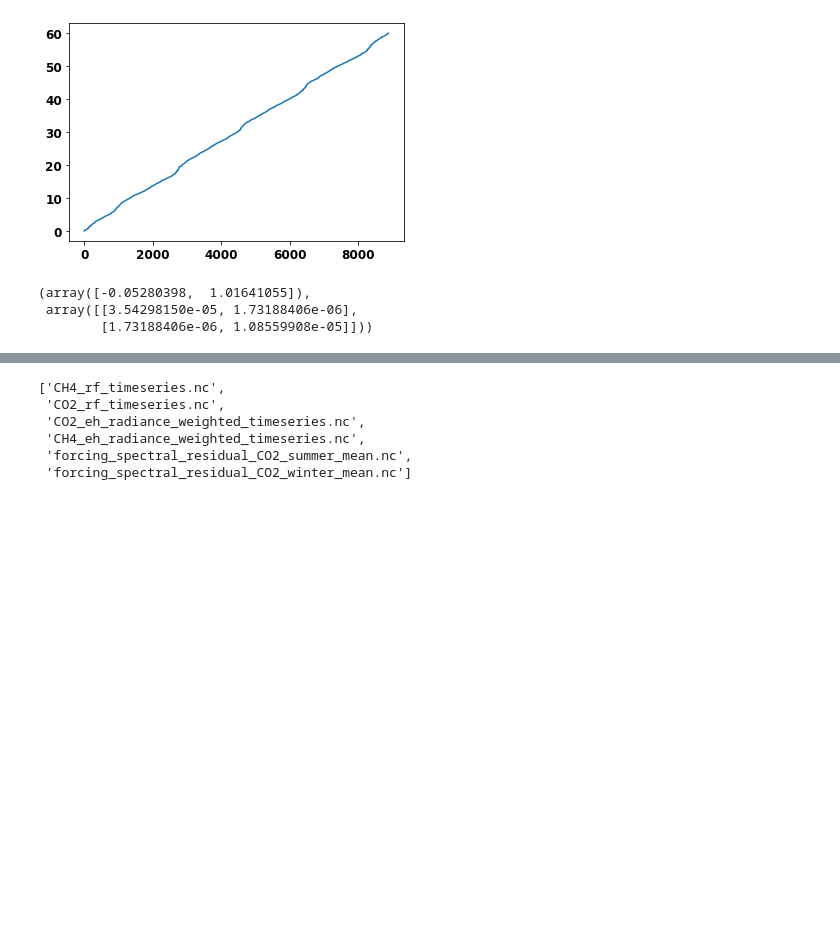
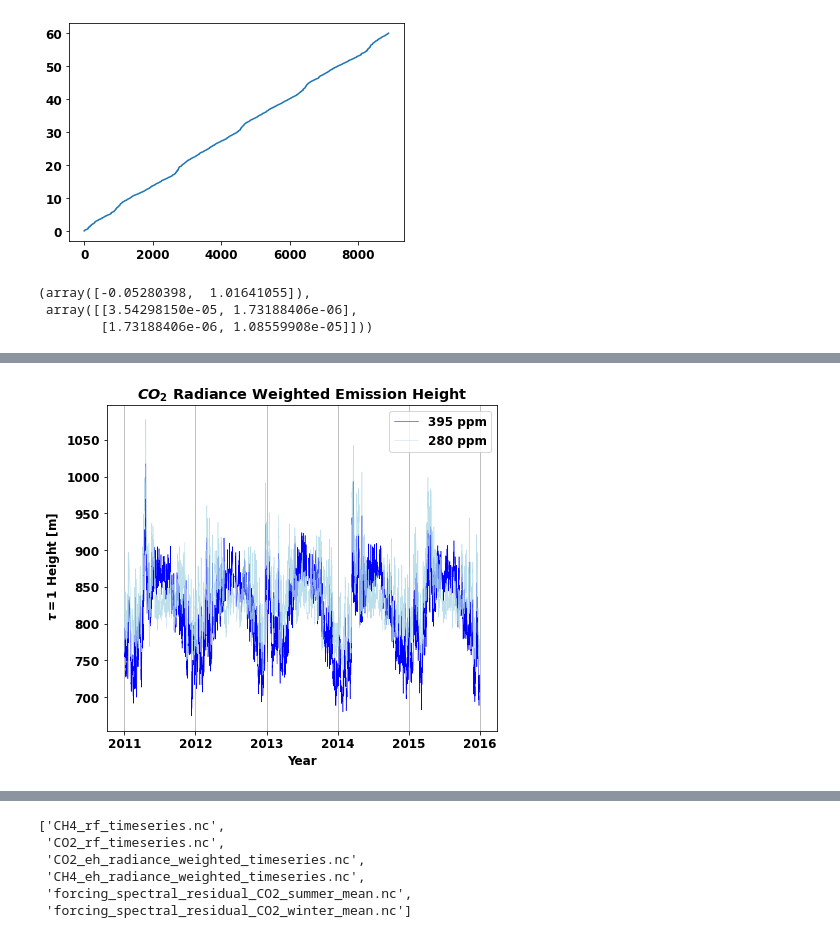
Before and after one commit to costachris/arctic_surface_forcing, a Jupyter notebook: rad_transfer_python/make_plots_final.ipynb, the cells around one changed output, grey strips where cells are left out. Drawn from its saved outputs; the diff is of its cells as text; code cells hidden in the pictures; blank space fills up the shorter version.

```diff
--- a/rad_transfer_python/make_plots_final.ipynb
+++ b/rad_transfer_python/make_plots_final.ipynb
@@ -96,4 +92,13 @@ out
         [1.73188406e-06, 1.08559908e-05]]))
 # %%
 eh_timeseries_ds_co2 = xr.open_dataset(save_final_data_dir + 'CO2_eh_radiance_weighted_timeseries.nc')
+eh_timeseries_ds_co2_preindust = xr.open_dataset(save_final_data_dir + 'CO2_preindus_eh_radiance_weighted_timeseries.nc')
+
+
 eh_timeseries_ds_ch4 = xr.open_dataset(save_final_data_dir + 'CH4_eh_radiance_weighted_timeseries.nc')
+
+eh_timeseries_ds_ch4_preindust = xr.open_dataset(save_final_data_dir + 'CH4_preindus_eh_radiance_weighted_timeseries.nc')
+
+# open rf weighted CO2 + Methane
+eh_rf_timeseries_ds_co2 = xr.open_dataset(save_final_data_dir + 'CO2_eh_rf_weighted_timeseries.nc')
+eh_rf_timeseries_ds_ch4 = xr.open_dataset(save_final_data_dir + 'CH4_eh_rf_weighted_timeseries.nc')
@@ -121,0 +110,73 @@ plt.title('$CH_4$ Radiance Weighted Emission Height', weight = 'bold')
+# %%
+# 'CO2_preindus_eh_radiance_weighted_timeseries.nc'
+
+xx, yy = eh_timeseries_ds_co2['time'].values, \
+         eh_timeseries_ds_co2['__xarray_dataarray_variable__'].values
+xx2, yy2 = eh_timeseries_ds_co2_preindust['time'].values, \
+         eh_timeseries_ds_co2_preindust['__xarray_dataarray_variable__'].values
+
+#12,6
+plt.figure(figsize = (7,6))
+plt.plot(xx, yy, c = 'b', linewidth = 0.5, label = '395 ppm')
+plt.plot(xx2, yy2, c = 'lightblue', alpha = 0.8, linewidth = 0.5, label = '280 ppm')
+plt.gca().xaxis.grid()
+plt.ylabel(r' $\tau = 1$ Height [m]', weight = 'bold')
+plt.xlabel('Year', weight = 'bold')
+plt.title('$CO_2$ Radiance Weighted Emission Height', weight = 'bold')
+plt.legend()
+# plt.savefig(save_final_figs_dir + 'r_weighted_e_height_co2.png', dpi = 300)
+
+# plt.figure(figsize = (12,6))
+# plt.plot(xx, yy - yy2, '--', c = 'r', linewidth = 0.4)
+# plt.gca().xaxis.grid()
+# plt.ylabel(r' $\Delta$ $(\tau = 1)$ Height [m]', weight = 'bold')
+# plt.xlabel('Year', weight = 'bold')
+# plt.title('$CO_2 \Delta$ Radiance Weighted Emission Height', weight = 'bold')
+
+xx, yy = eh_timeseries_ds_ch4['time'].values, \
+         eh_timeseries_ds_ch4['__xarray_dataarray_variable__'].values
+
+xx2, yy2 = eh_timeseries_ds_ch4_preindust['time'].values, \
+         eh_timeseries_ds_ch4_preindust['__xarray_dataarray_variable__'].values
+
+
+plt.figure(figsize = (7,6))
+plt.plot(xx, yy, c = 'r', linewidth = 0.5, label = '1.89 ppm')
+plt.plot(xx2, yy2, c = 'lightcoral', linewidth = 0.5, label = '0.722 ppm')
+plt.gca().xaxis.grid()
+plt.ylabel(r'  $\tau = 1$ Height [m]', weight = 'bold')
+plt.xlabel('Year', weight = 'bold')
+plt.title('$CH_4$ Radiance Weighted Emission Height', weight = 'bold')
+plt.legend()
+# plt.savefig(save_final_figs_dir + 'r_weighted_e_height_ch4.png', dpi = 300)
+
+
+
+
+xx, yy = eh_rf_timeseries_ds_co2['time'].values, \
+         eh_rf_timeseries_ds_co2['__xarray_dataarray_variable__'].values
+xx22, yy22 = eh_rf_timeseries_ds_ch4['time'].values, \
+         eh_rf_timeseries_ds_ch4['__xarray_dataarray_variable__'].values
+
+plt.figure(figsize = (7,6))
+plt.plot(xx, yy, c = 'b', alpha = 0.8, linewidth = 0.5, label = 'CO2')
+plt.plot(xx22, yy22, c = 'r', alpha = 0.8, linewidth = 0.5, label = 'CH4')
+plt.gca().xaxis.grid()
+plt.ylabel(r' $\tau = 1$ Height [m]', weight = 'bold')
+plt.xlabel('Year', weight = 'bold')
+plt.title('$CO_2$,$CH_4$ Forcing Residual Weighted Emission Height', weight = 'bold')
+plt.legend()
+plt.savefig(save_final_figs_dir + 'rf_resid_weighted_e_height_both.png', dpi = 300)
+
+
+
+# plt.figure(figsize = (7,6))
+# plt.plot(xx, yy, c = 'r', linewidth = 0.5)
+# plt.gca().xaxis.grid()
+# plt.ylabel(r'  $\tau = 1$ Height [m]', weight = 'bold')
+# plt.xlabel('Year', weight = 'bold')
+# plt.title('$CH_4$ Forcing Residual Weighted Emission Height', weight = 'bold')
+# plt.legend()
+# plt.savefig(save_final_figs_dir + 'rf_resid_weighted_e_height_ch4.png', dpi = 300)
+# %% [output]
+[figure, added]
```
Also changed, not shown: parts of 18 cells of this notebook, 16 other files.
